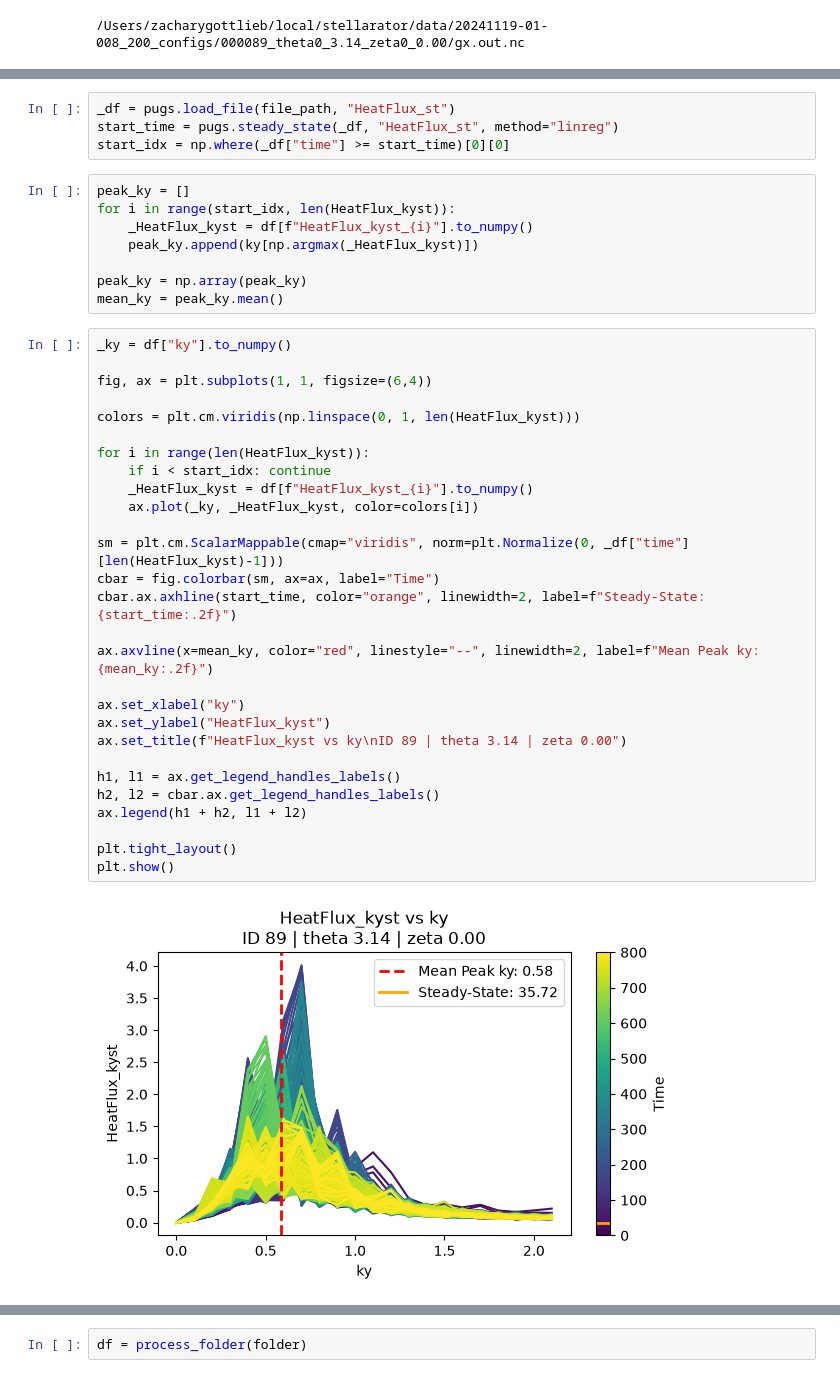
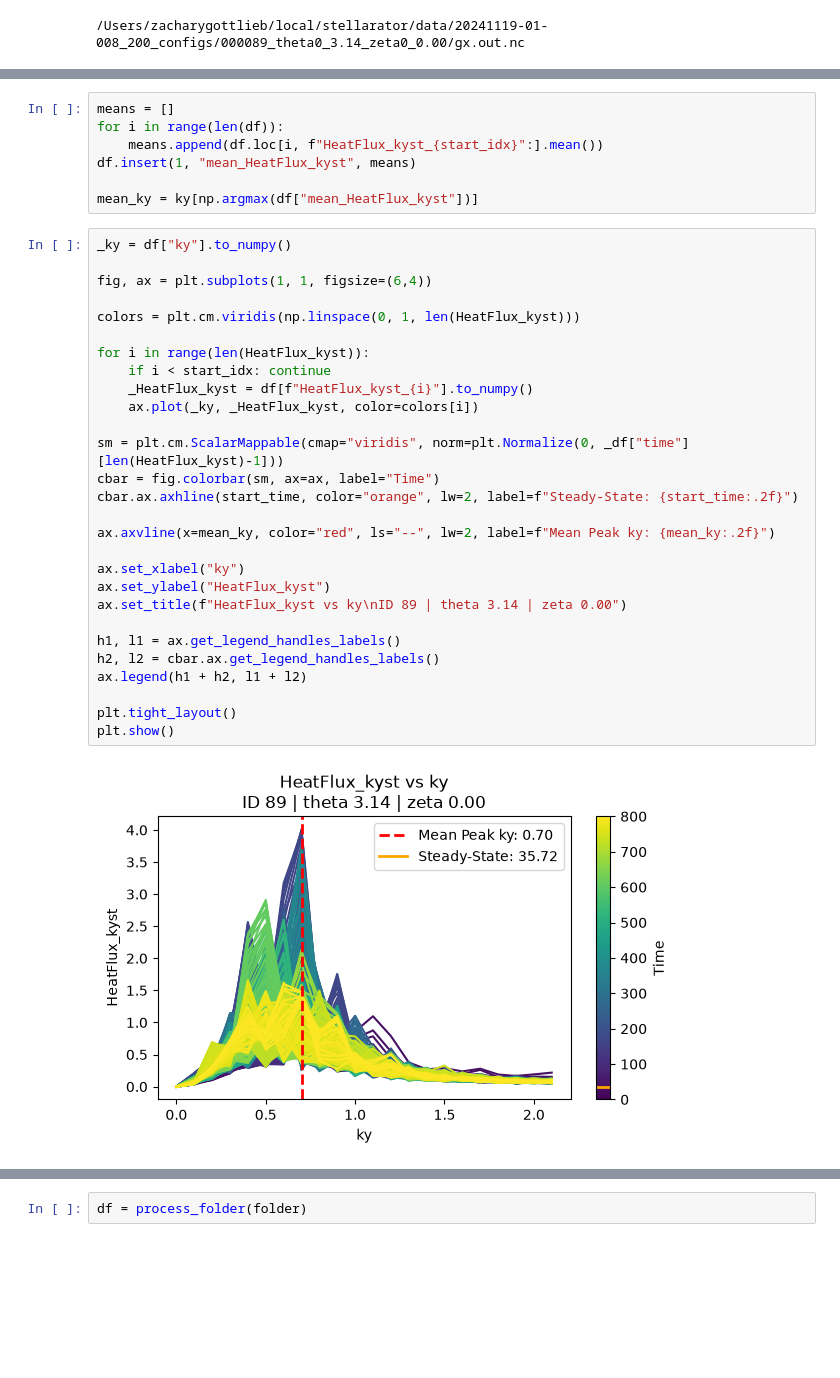
Before and after one commit to zgott06/pugs, a Jupyter notebook: examples/resolution_filter/resolution_filter.ipynb, the cells around one changed output, grey strips where cells are left out. Saved outputs shown, nothing was run; the diff lists cells and outputs as text; blank space fills up the shorter version.

Commit message:
update resolution filter method

```diff
--- a/examples/resolution_filter/resolution_filter.ipynb
+++ b/examples/resolution_filter/resolution_filter.ipynb
@@ -30,48 +34,43 @@ data = {"ky": ky}
 for i in range(len(HeatFlux_kyst)):
     data[f"HeatFlux_kyst_{i}"] = HeatFlux_kyst[i].flatten()
 df = pd.DataFrame(data)
-# %%
-_df = pugs.load_file(file_path, "HeatFlux_st")
-start_time = pugs.steady_state(_df, "HeatFlux_st", method="linreg")
-start_idx = np.where(_df["time"] >= start_time)[0][0]
-# %%
-peak_ky = []
-for i in range(start_idx, len(HeatFlux_kyst)):
-    _HeatFlux_kyst = df[f"HeatFlux_kyst_{i}"].to_numpy()
-    peak_ky.append(ky[np.argmax(_HeatFlux_kyst)])
-
-peak_ky = np.array(peak_ky)
-mean_ky = peak_ky.mean()
+# %%
+means = []
+for i in range(len(df)):
+    means.append(df.loc[i, f"HeatFlux_kyst_{start_idx}":].mean())
+df.insert(1, "mean_HeatFlux_kyst", means)
+
+mean_ky = ky[np.argmax(df["mean_HeatFlux_kyst"])]
 # %%
 _ky = df["ky"].to_numpy()
 
 fig, ax = plt.subplots(1, 1, figsize=(6,4))
 
 colors = plt.cm.viridis(np.linspace(0, 1, len(HeatFlux_kyst)))
 
 for i in range(len(HeatFlux_kyst)):
     if i < start_idx: continue
     _HeatFlux_kyst = df[f"HeatFlux_kyst_{i}"].to_numpy()
     ax.plot(_ky, _HeatFlux_kyst, color=colors[i])
 
 sm = plt.cm.ScalarMappable(cmap="viridis", norm=plt.Normalize(0, _df["time"][len(HeatFlux_kyst)-1]))
 cbar = fig.colorbar(sm, ax=ax, label="Time")
-cbar.ax.axhline(start_time, color="orange", linewidth=2, label=f"Steady-State: {start_time:.2f}")
+cbar.ax.axhline(start_time, color="orange", lw=2, label=f"Steady-State: {start_time:.2f}")
 
-ax.axvline(x=mean_ky, color="red", linestyle="--", linewidth=2, label=f"Mean Peak ky: {mean_ky:.2f}")
+ax.axvline(x=mean_ky, color="red", ls="--", lw=2, label=f"Mean Peak ky: {mean_ky:.2f}")
 
 ax.set_xlabel("ky")
 ax.set_ylabel("HeatFlux_kyst")
 ax.set_title(f"HeatFlux_kyst vs ky\nID 89 | theta 3.14 | zeta 0.00")
 
 h1, l1 = ax.get_legend_handles_labels()
 h2, l2 = cbar.ax.get_legend_handles_labels()
 ax.legend(h1 + h2, l1 + l2)
 
 plt.tight_layout()
 plt.show()
 # %% [output]
-[figure, old version]
+[figure, new version]
 # %%
 start_df = pd.read_csv("heatflux_analysis/all_HeatFlux_st_linreg.csv")
 
```
Also changed, not shown: parts of 12 cells of this notebook, 3 other files.
